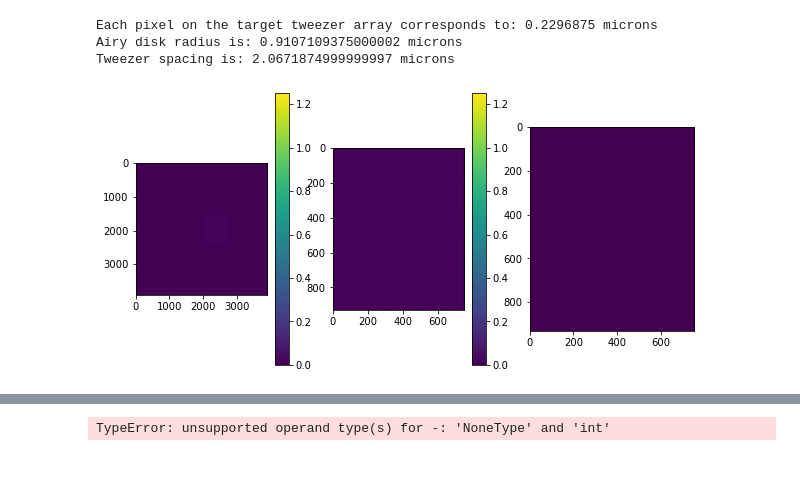
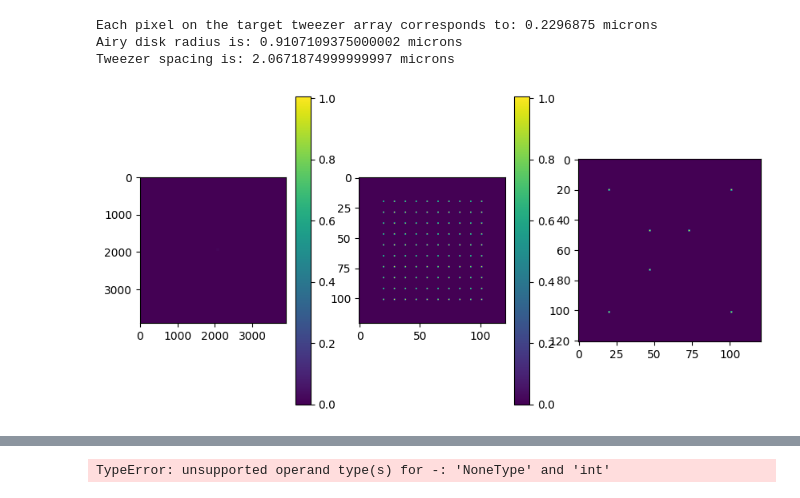
Before and after one commit to nsong03/Ultracold-Research, a Jupyter notebook: GWS_Summer2024/tweezergeneration_simulation.ipynb, the cells around one changed output, grey strips where cells are left out. Saved outputs shown, nothing was run; the diff lists cells and outputs as text; code cells hidden in the pictures; blank space fills up the shorter version.

```diff
--- a/GWS_Summer2024/tweezergeneration_simulation.ipynb
+++ b/GWS_Summer2024/tweezergeneration_simulation.ipynb
@@ -57,8 +60,8 @@ errormetric = Err_MaxMinDiff
 
 sizefactor = 3
 tweezerspacing = 9
-numxtweezers = 80
-numytweezers = 100
+numxtweezers = 10
+numytweezers = 10
 distancefromcenter = 72
 centerwidth = 250
 centerheight = 250
@@ -74,37 +77,37 @@ pixelpitch = 8 * 10**(-6)# microns
 focallength = 250 * 10**(-3) # mm
 wavelength = 630 * 10**(-9)
 
 #For objectives imaging
 pixelpitch = (8 * 200/250 * 10**(-6))# microns
 focallength = 9.1 * 10**(-3) # mm
 wavelength = 630 * 10**(-9)
 
 fourierplanesize = wavelength * focallength / pixelpitch / (numpixels * sizefactor)
 print(f"Each pixel on the target tweezer array corresponds to: {fourierplanesize*10**6} microns")
 
 airydiskradius = 1.22 * wavelength * focallength / (pixelpitch*1200)
 print(f"Airy disk radius is: {airydiskradius * 10**6} microns")
 print(f"Tweezer spacing is: {tweezerspacing * fourierplanesize * 10**6} microns")
 
 tweezerarray = tweezerarray/cp.max(tweezerarray)
 weightedtweezers, diffraction = applydiffractionlimited(tweezerarray, fourierplanesize, pixelpitch, wavelength, focallength)
 # tweezerarray = cp.array(gaussian_filter(tweezerarray.get(), airydiskradius / fourierplanesize /(2 * np.sqrt(2 * np.log(2)))))
 # tweezerarray = cp.array(gaussian_filter(tweezerarray, 0.2))
 
 tweezerarray = tweezerarray / cp.max(tweezerarray)
 fig, axs = plt.subplots(1, 3, figsize=(10, 5))
-im1 = axs[0].imshow(weightedtweezers.get(), cmap='viridis')
-im2 = axs[1].imshow(zoomin(weightedtweezers).get())
-im3 = axs[2].imshow(zoomin(anchorimg).get())
+im1 = axs[0].imshow(weightedtweezers, cmap='viridis')
+im2 = axs[1].imshow(zoomin(weightedtweezers))
+im3 = axs[2].imshow(zoomin(anchorimg))
 fig.colorbar(im1, ax=axs[0])
 fig.colorbar(im2, ax=axs[1])
 
 plt.show()
 # %% [output]
 Each pixel on the target tweezer array corresponds to: 0.2296875 microns
 Airy disk radius is: 0.9107109375000002 microns
 Tweezer spacing is: 2.0671874999999997 microns
-[figure, old version]
+[figure, new version]
 # %%
 # Get the kvectors from the tweezer array]
 
```
Also changed, not shown: parts of 5 cells of this notebook, 7 other files.
